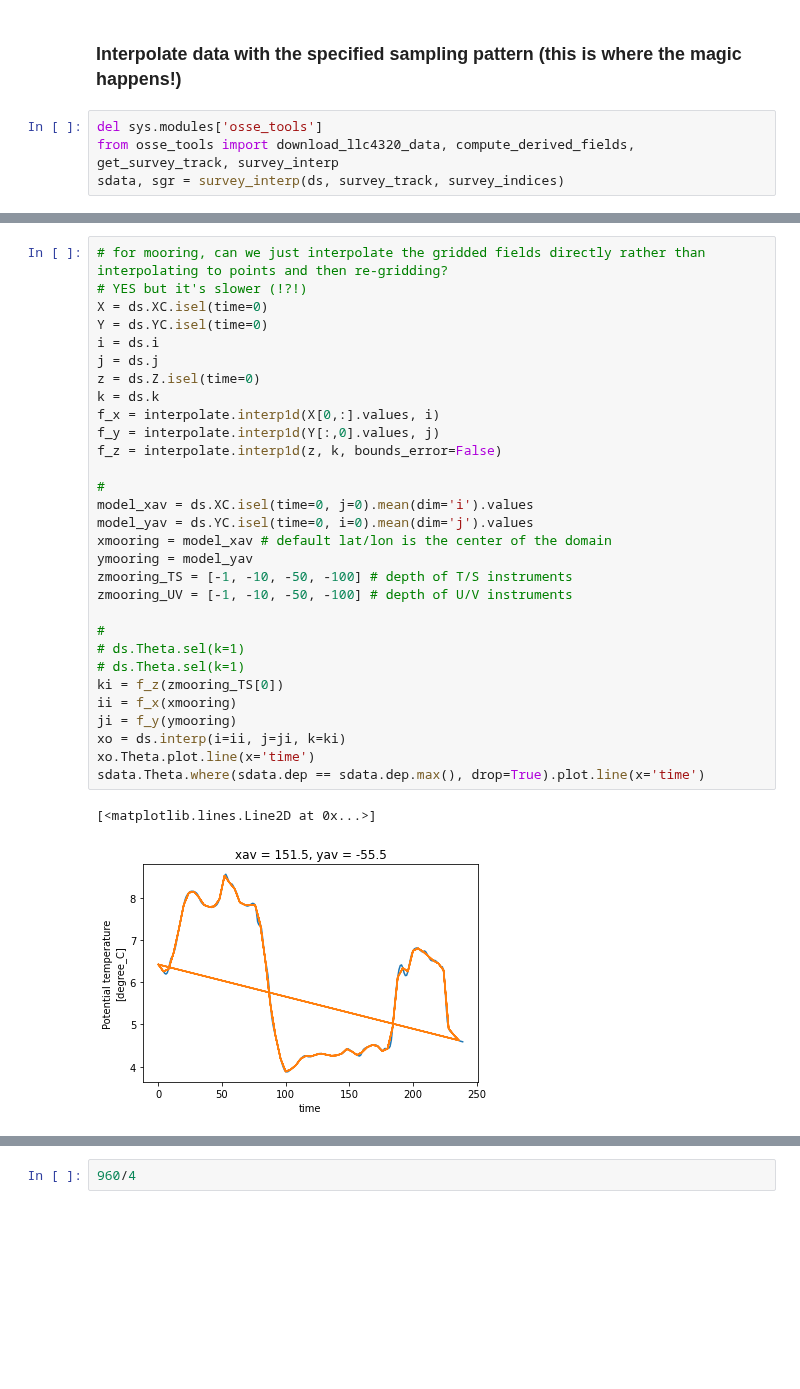
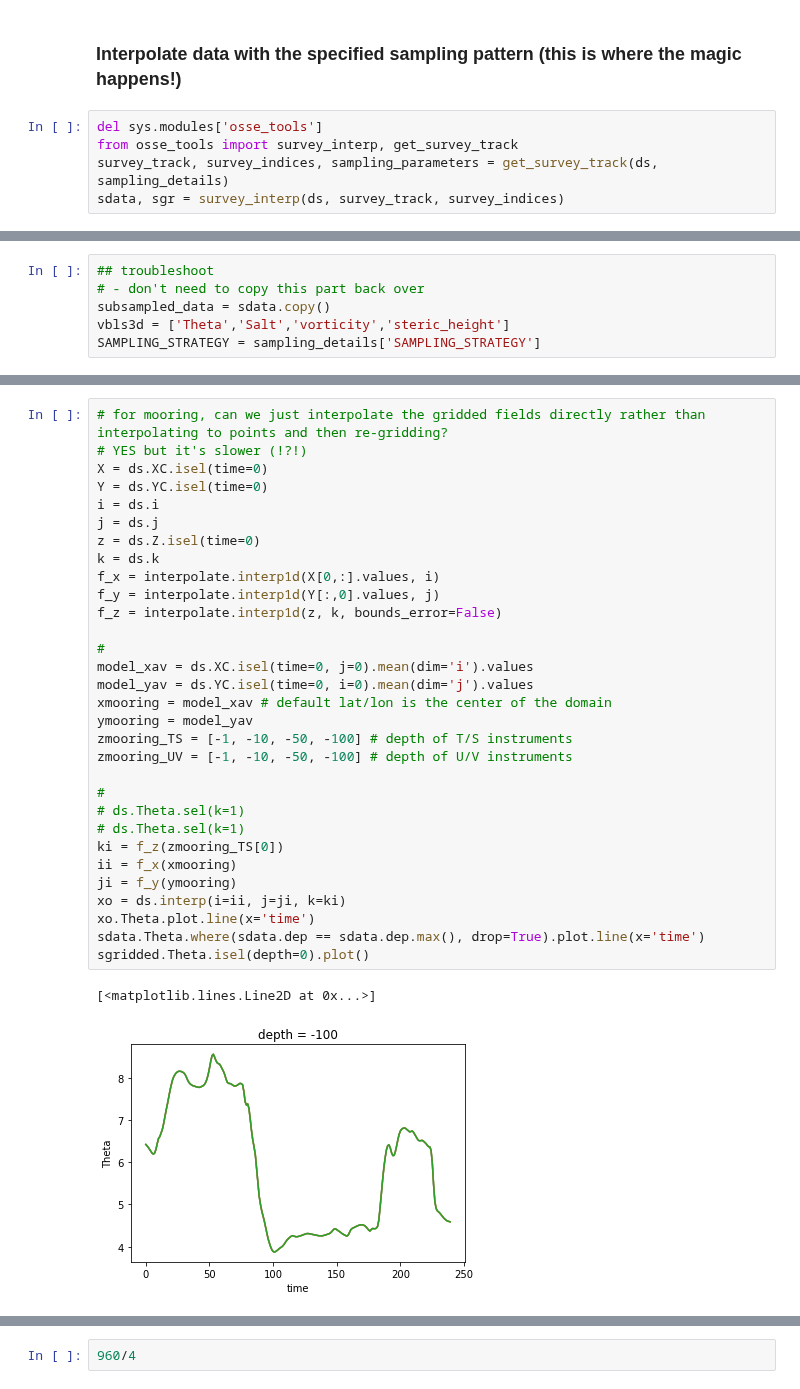
Before and after one commit to kdrushka/model-subsampling, a Jupyter notebook: testing/osse_code.ipynb, the cells around one changed output, grey strips where cells are left out. Drawn from its saved outputs; the diff is of its cells as text; blank space fills up the shorter version.

Commit message:
fixed gridding interpolated mooring and profile data

```diff
--- a/testing/osse_code.ipynb
+++ b/testing/osse_code.ipynb
@@ -132,5 +242,6 @@ plt.show()
 ### Interpolate data with the specified sampling pattern (this is where the magic happens!)
 # %%
 del sys.modules['osse_tools']
-from osse_tools import download_llc4320_data, compute_derived_fields, get_survey_track, survey_interp
+from osse_tools import survey_interp, get_survey_track
+survey_track, survey_indices, sampling_parameters = get_survey_track(ds, sampling_details)
 sdata, sgr = survey_interp(ds, survey_track, survey_indices)
@@ -156,0 +253,6 @@ Coordinates: (12/13)
+# %%
+## troubleshoot
+# - don't need to copy this part back over
+subsampled_data = sdata.copy()
+vbls3d = ['Theta','Salt','vorticity','steric_height']
+SAMPLING_STRATEGY = sampling_details['SAMPLING_STRATEGY']
@@ -159,31 +333,32 @@ Coordinates: (12/13)
 # YES but it's slower (!?!)
 X = ds.XC.isel(time=0)
 Y = ds.YC.isel(time=0)
 i = ds.i
 j = ds.j
 z = ds.Z.isel(time=0)
 k = ds.k
 f_x = interpolate.interp1d(X[0,:].values, i)
 f_y = interpolate.interp1d(Y[:,0].values, j)
 f_z = interpolate.interp1d(z, k, bounds_error=False)
 
 #
 model_xav = ds.XC.isel(time=0, j=0).mean(dim='i').values
 model_yav = ds.YC.isel(time=0, i=0).mean(dim='j').values
 xmooring = model_xav # default lat/lon is the center of the domain
 ymooring = model_yav
 zmooring_TS = [-1, -10, -50, -100] # depth of T/S instruments
 zmooring_UV = [-1, -10, -50, -100] # depth of U/V instruments
 
 #
 # ds.Theta.sel(k=1)
 # ds.Theta.sel(k=1)
 ki = f_z(zmooring_TS[0])
 ii = f_x(xmooring)
 ji = f_y(ymooring)
 xo = ds.interp(i=ii, j=ji, k=ki)
 xo.Theta.plot.line(x='time')
 sdata.Theta.where(sdata.dep == sdata.dep.max(), drop=True).plot.line(x='time')
+sgridded.Theta.isel(depth=0).plot()
 # %% [output]
 [<matplotlib.lines.Line2D at 0x...>]
-[figure, old version]
+[figure, new version]
```
Also changed, not shown: parts of 12 cells of this notebook, 1 other file.
